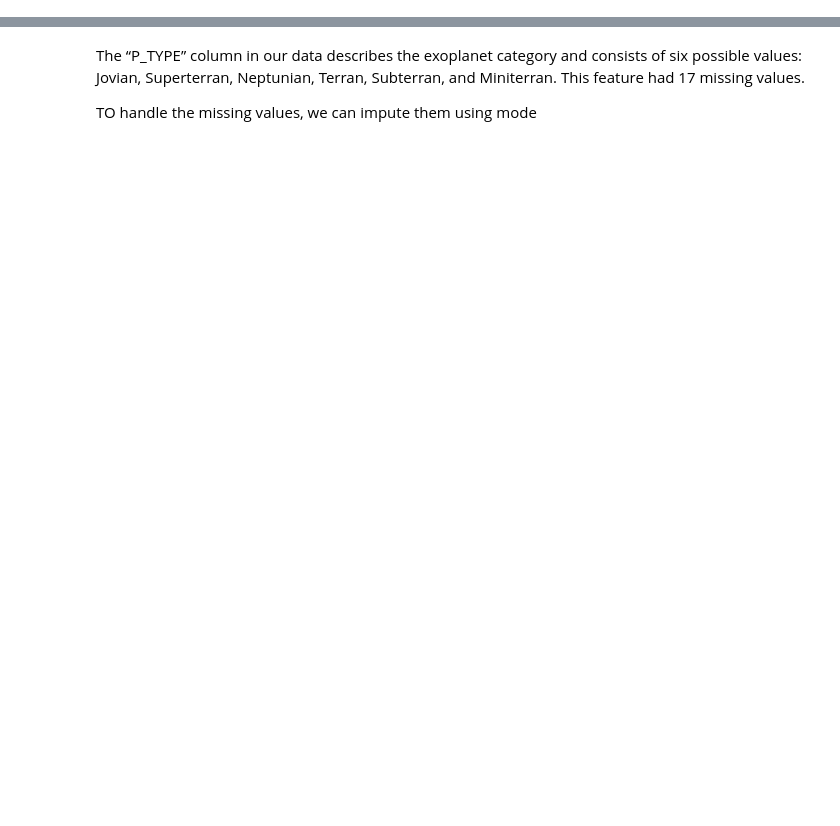
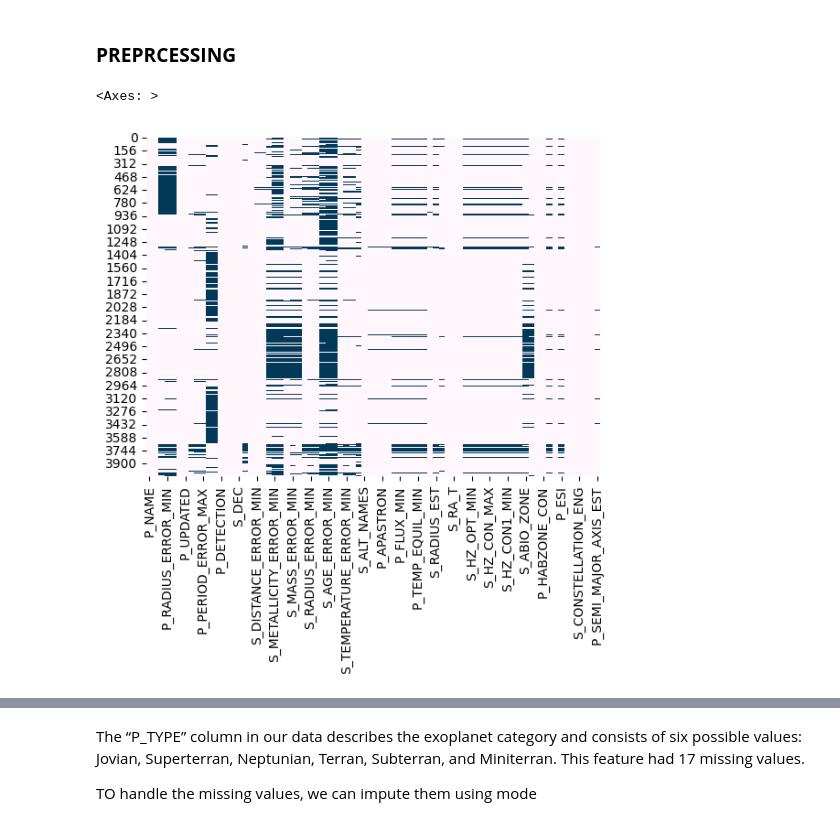
Before and after one commit to Ridima28/Exoplanet-Habitability-Classification, a Jupyter notebook: main.ipynb, the cells around one changed output, grey strips where cells are left out. Cells and saved outputs as stored; diff of their text form; code cells hidden in the pictures; blank space fills up the shorter version.

```diff
--- a/main.ipynb
+++ b/main.ipynb
@@ -36,0 +81,8 @@ null_vales.head(40
+# %% [markdown]
+### **PREPRCESSING**
+# %%
+#Plots a heatmap of the missing values in the dataset
+sns.heatmap(df.isnull(), cbar=False, cmap='PuBu')
+# %% [output]
+<Axes: >
+[figure, added]
```
Also changed, not shown: parts of 28 cells of this notebook.
